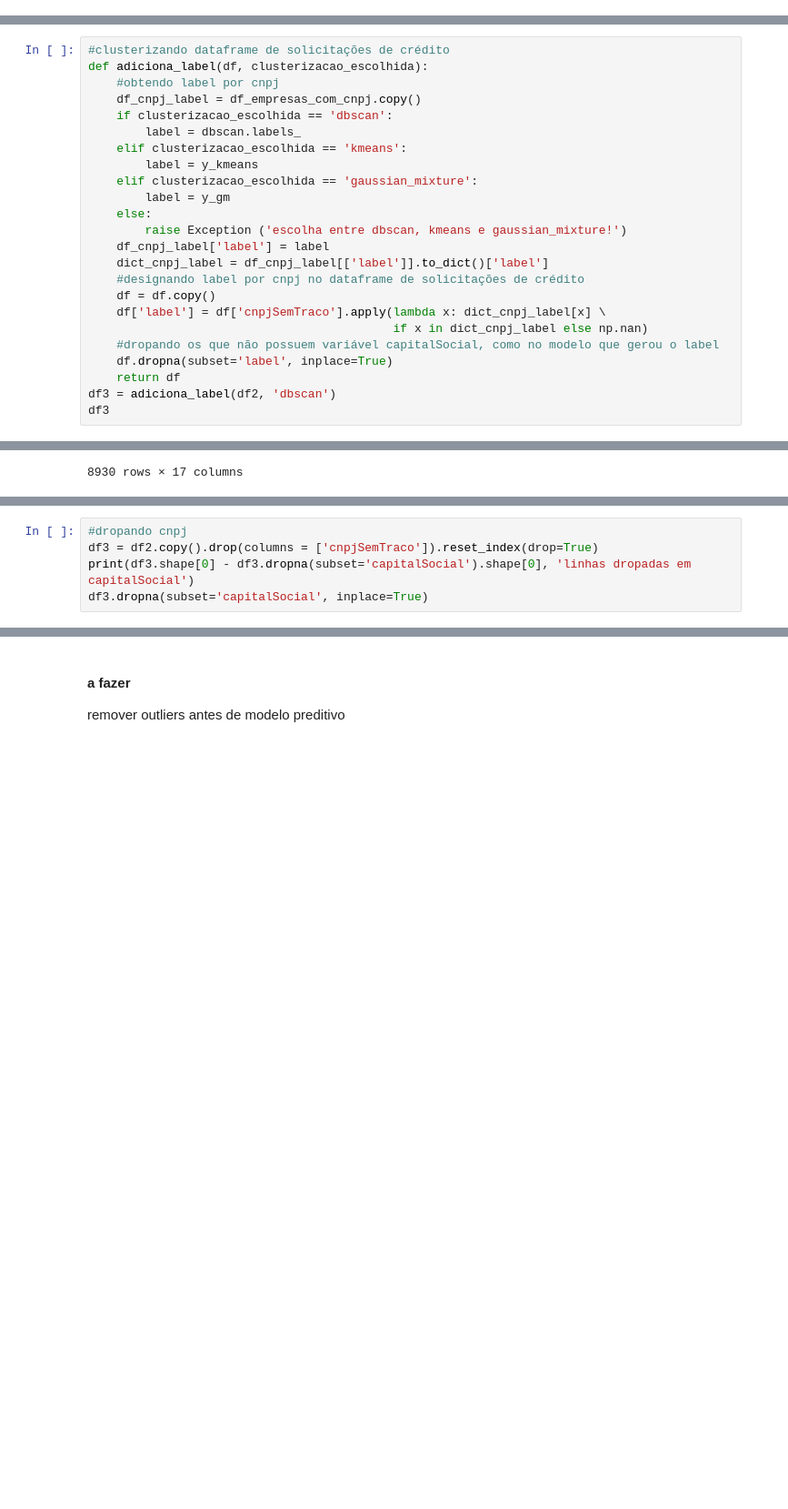
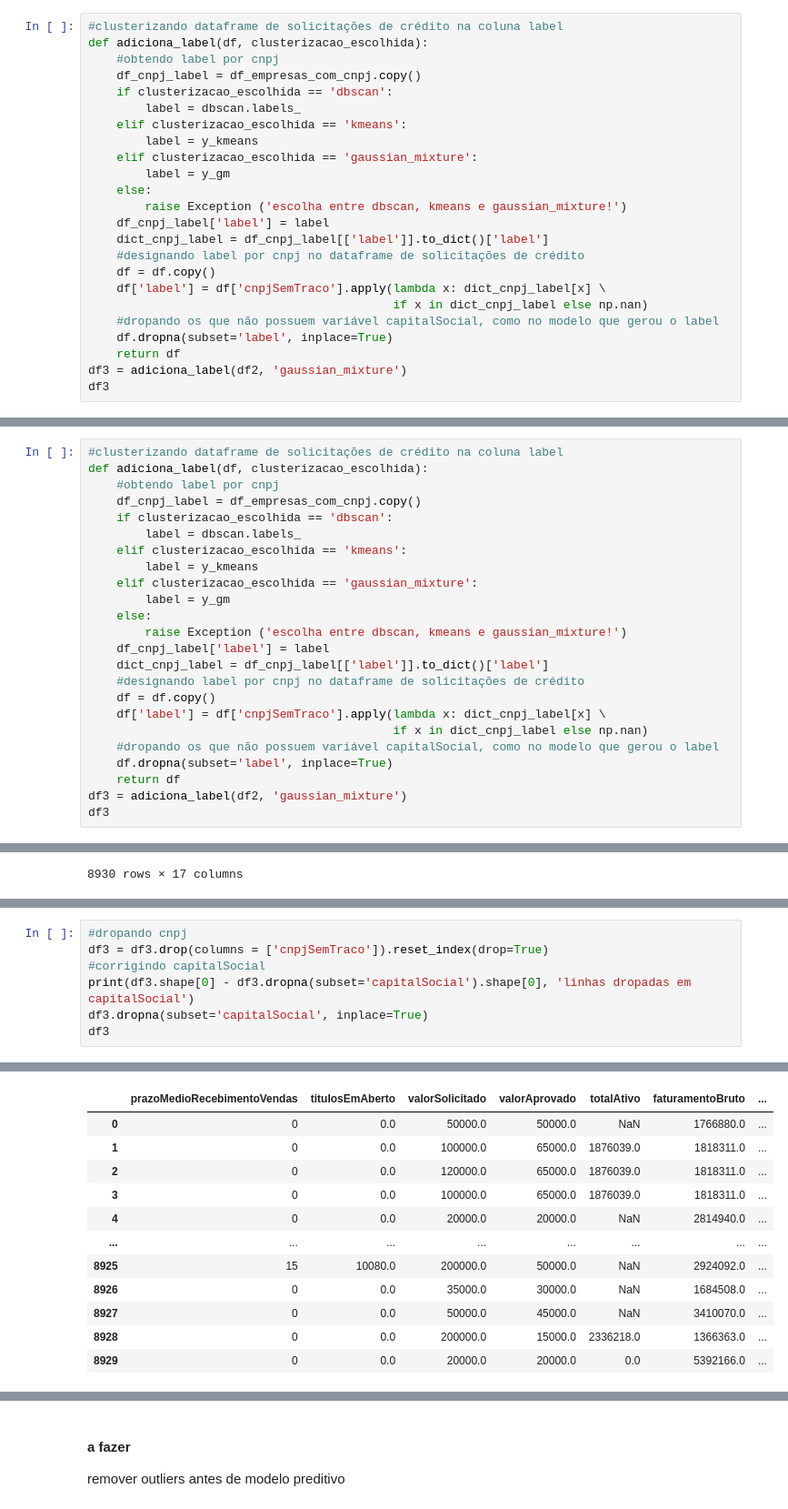
Before and after one commit to diegocmr/bootcamp_ia, a Jupyter notebook: analise_exploratoria.ipynb, the cells around one changed output, grey strips where cells are left out. Shown at 91% size. Cells and saved outputs as stored; diff of their text form; blank space fills up the shorter version.

```diff
--- a/analise_exploratoria.ipynb
+++ b/analise_exploratoria.ipynb
@@ -688 +710,25 @@ Antes, vamos verificar os nulos, como fizemos na clusterização, e então norma
 df_empresas_com_cnpj.dropna(subset=['capitalSocial'], inplace = True)
+# %%
+#clusterizando dataframe de solicitações de crédito na coluna label
+def adiciona_label(df, clusterizacao_escolhida):
+    #obtendo label por cnpj
+    df_cnpj_label = df_empresas_com_cnpj.copy()
+    if clusterizacao_escolhida == 'dbscan':
+        label = dbscan.labels_
+    elif clusterizacao_escolhida == 'kmeans':
+        label = y_kmeans
+    elif clusterizacao_escolhida == 'gaussian_mixture':
+        label = y_gm
+    else:
+        raise Exception ('escolha entre dbscan, kmeans e gaussian_mixture!')
+    df_cnpj_label['label'] = label
+    dict_cnpj_label = df_cnpj_label[['label']].to_dict()['label']
+    #designando label por cnpj no dataframe de solicitações de crédito
+    df = df.copy()
+    df['label'] = df['cnpjSemTraco'].apply(lambda x: dict_cnpj_label[x] \
+                                           if x in dict_cnpj_label else np.nan)
+    #dropando os que não possuem variável capitalSocial, como no modelo que gerou o label
+    df.dropna(subset='label', inplace=True)
+    return df
+df3 = adiciona_label(df2, 'gaussian_mixture')
+df3
@@ -689,5 +749,5 @@ df_empresas_com_cnpj.dropna(subset=['capitalSocial'], inplace = True)
 # %%
-#clusterizando dataframe de solicitações de crédito
+#clusterizando dataframe de solicitações de crédito na coluna label
 def adiciona_label(df, clusterizacao_escolhida):
     #obtendo label por cnpj
     df_cnpj_label = df_empresas_com_cnpj.copy()
@@ -708,7 +768,7 @@ def adiciona_label(df, clusterizacao_escolhida):
     #dropando os que não possuem variável capitalSocial, como no modelo que gerou o label
     df.dropna(subset='label', inplace=True)
     return df
-df3 = adiciona_label(df2, 'dbscan')
+df3 = adiciona_label(df2, 'gaussian_mixture')
 df3
 # %% [output]
 |  | cnpjSemTraco | prazoMedioRecebimentoVendas | titulosEmAberto | valorSolicitado | valorAprovado | totalAtivo | ... |
@@ -747,5 +787,8 @@ df2.isnull().sum()
 # %%
 #dropando cnpj
-df3 = df2.copy().drop(columns = ['cnpjSemTraco']).reset_index(drop=True)
+df3 = df3.drop(columns = ['cnpjSemTraco']).reset_index(drop=True)
+#corrigindo capitalSocial
 print(df3.shape[0] - df3.dropna(subset='capitalSocial').shape[0], 'linhas dropadas em capitalSocial')
 df3.dropna(subset='capitalSocial', inplace=True)
+df3
+# %% [output]
@@ -751,0 +796,12 @@ df3.dropna(subset='capitalSocial', inplace=True)
+|  | prazoMedioRecebimentoVendas | titulosEmAberto | valorSolicitado | valorAprovado | totalAtivo | faturamentoBruto | ... |
+| 0 | 0 | 0.0 | 50000.0 | 50000.0 | NaN | 1766880.0 | ... |
+| 1 | 0 | 0.0 | 100000.0 | 65000.0 | 1876039.0 | 1818311.0 | ... |
+| 2 | 0 | 0.0 | 120000.0 | 65000.0 | 1876039.0 | 1818311.0 | ... |
+| 3 | 0 | 0.0 | 100000.0 | 65000.0 | 1876039.0 | 1818311.0 | ... |
+| 4 | 0 | 0.0 | 20000.0 | 20000.0 | NaN | 2814940.0 | ... |
+| ... | ... | ... | ... | ... | ... | ... | ... |
+| 8925 | 15 | 10080.0 | 200000.0 | 50000.0 | NaN | 2924092.0 | ... |
+| 8926 | 0 | 0.0 | 35000.0 | 30000.0 | NaN | 1684508.0 | ... |
+| 8927 | 0 | 0.0 | 50000.0 | 45000.0 | NaN | 3410070.0 | ... |
+| 8928 | 0 | 0.0 | 200000.0 | 15000.0 | 2336218.0 | 1366363.0 | ... |
+| 8929 | 0 | 0.0 | 20000.0 | 20000.0 | 0.0 | 5392166.0 | ... |
```
Also changed, not shown: parts of 23 cells of this notebook, 3 other files.
